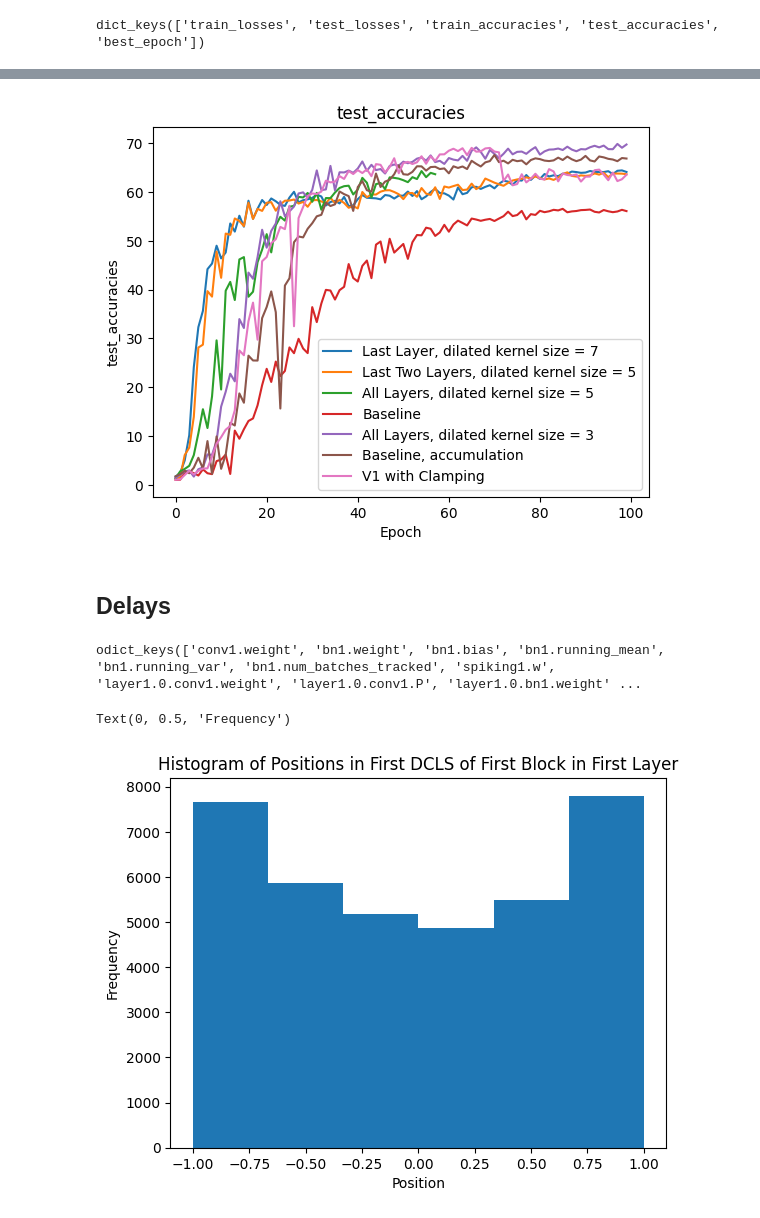
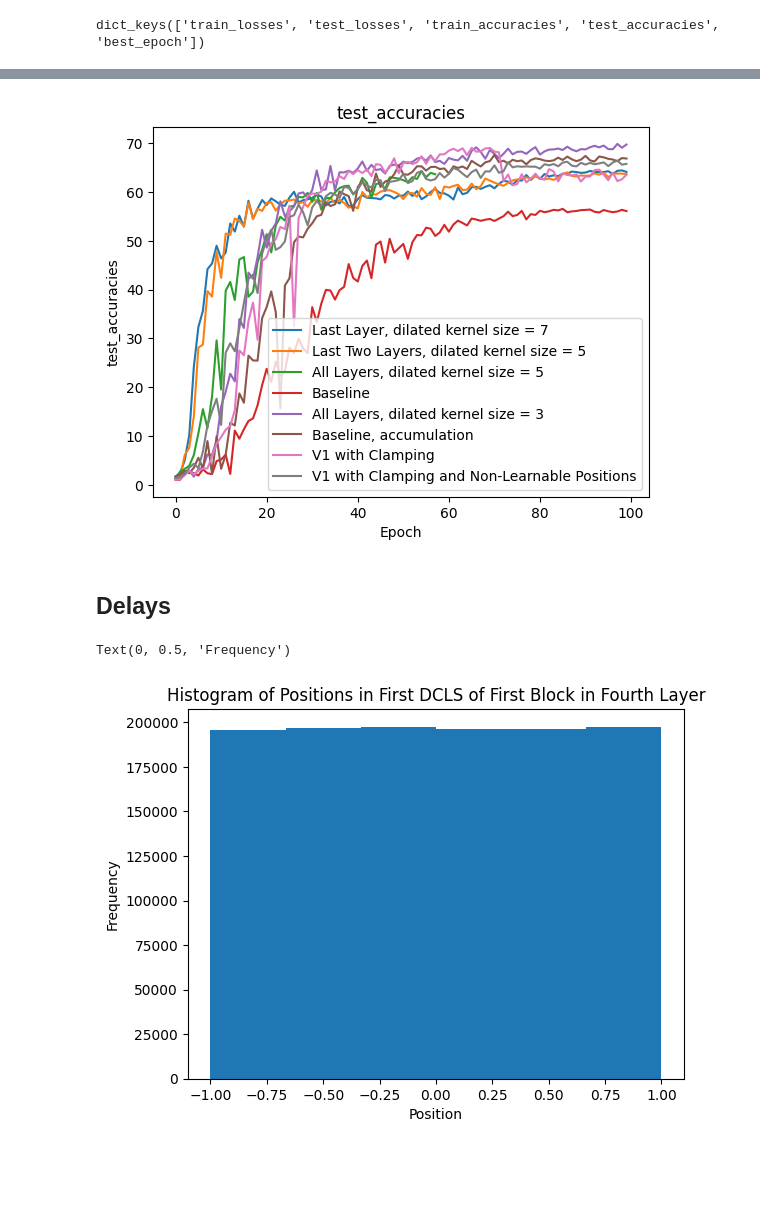
Before and after one commit to tahafkh/Lip_Reading_SNN, a Jupyter notebook: analysis.ipynb, the cells around one changed output, grey strips where cells are left out. Drawn from its saved outputs; the diff is of its cells as text; code cells hidden in the pictures; blank space fills up the shorter version.

```diff
--- a/analysis.ipynb
+++ b/analysis.ipynb
@@ -75,7 +80,7 @@ plot_info(last_layer_results, last_2_layer_results, all_layers_results, baseline
 # %%
-plot_info(last_layer_results, last_2_layer_results, all_layers_results, baseline_results, all_3_results, base_acc, v1_results, 'test_accuracies')
+plot_info(last_layer_results, last_2_layer_results, all_layers_results, baseline_results, all_3_results, base_acc, v1_results, nl_v1_results, 'test_accuracies')
 # %% [output]
-[figure, old version]
+[figure, new version]
 # %% [markdown]
 ## Delays
 # %%
@@ -83,20 +88,16 @@ import torch
 import matplotlib.pyplot as plt
 # %%
 model = torch.load('/home/tahaf/dvs-runs/2024-03-19T01:49:45.647774/full_3_acc_best_model.pth', map_location='cpu')
-# %%
-model.keys()
-# %% [output]
-odict_keys(['conv1.weight', 'bn1.weight', 'bn1.bias', 'bn1.running_mean', 'bn1.running_var', 'bn1.num_batches_tracked', 'spiking1.w', 'layer1.0.conv1.weight', 'layer1.0.conv1.P', 'layer1.0.bn1.weight' ...
 # %%
-positions = model['layer1.0.conv1.P'].flatten()
+positions = model['layer4.0.conv1.P'].flatten()
 # %%
 plt.hist(positions.numpy(), bins=6)
-plt.title('Histogram of Positions in First DCLS of First Block in First Layer')
+plt.title('Histogram of Positions in First DCLS of First Block in Fourth Layer')
 plt.xlabel('Position')
 plt.ylabel('Frequency')
 # %% [output]
 Text(0, 0.5, 'Frequency')
-[figure, old version]
+[figure, new version]
 # %%
 import json
 # %%
```
Also changed, not shown: parts of 5 cells of this notebook, 3 other files.
